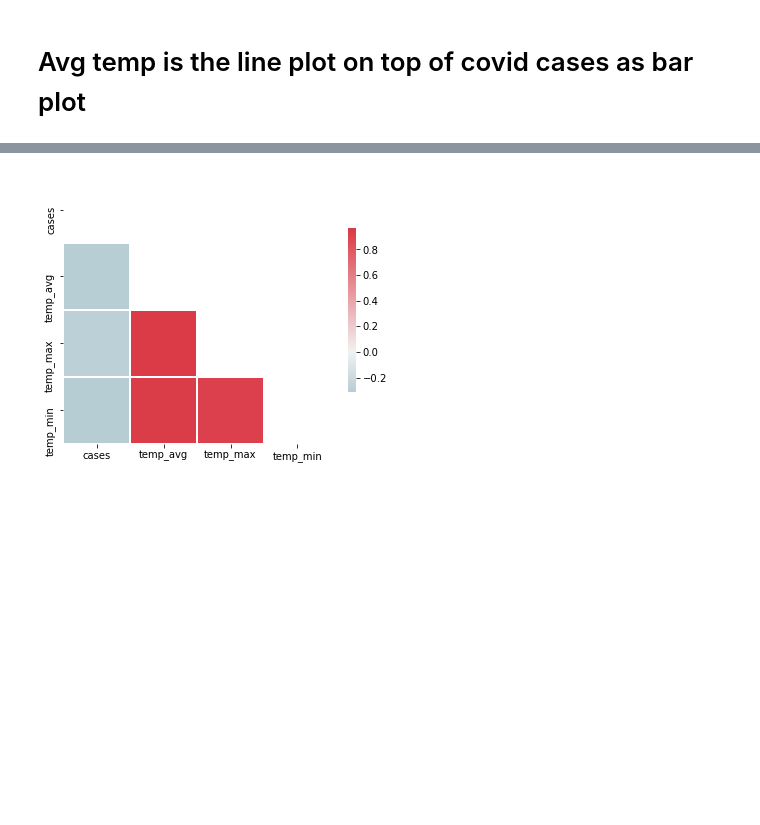
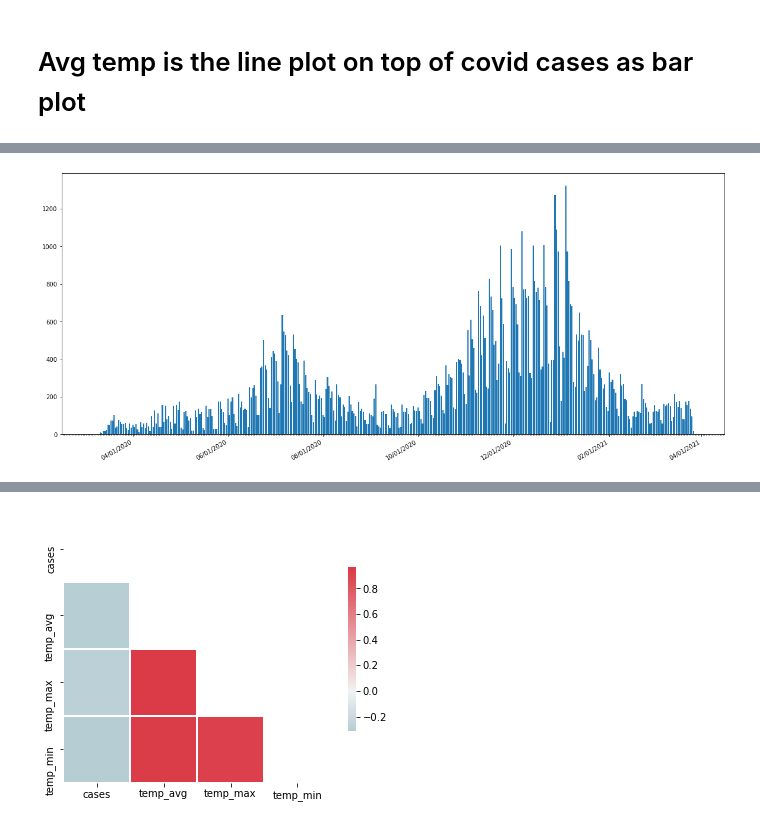
Before and after one commit to Engu12/nash-covid-cases-vaccines-honky_tonkin, a Jupyter notebook: notebook/Teng_nash_covid.ipynb, the cells around one changed output, grey strips where cells are left out. Saved outputs shown, nothing was run; the diff lists cells and outputs as text; code cells hidden in the pictures; blank space fills up the shorter version.

```diff
--- a/notebook/Teng_nash_covid.ipynb
+++ b/notebook/Teng_nash_covid.ipynb
@@ -347,0 +390,3 @@ ax.xaxis.set_major_formatter(mdates.DateFormatter('%b-%d'));
+# %%
+cases_merge_temp['month_year'] = pd.to_datetime(cases_merge_temp['date']).dt.strftime('%b - %y')
+cases_merge_temp.head()
@@ -348,2 +400,17 @@ ax.xaxis.set_major_formatter(mdates.DateFormatter('%b-%d'));
+# %%
+fig, ax = plt.subplots(figsize=(20,9))
+
+cases_merge_temp['DOB'] = pd.to_datetime(cases_merge_temp['date']).dt.strftime('%Y-%m-%d')
+
+dates=[dt.datetime.strptime(d,'%Y-%m-%d').date() for d in cases_merge_temp['DOB']]
+
+plt.gca().xaxis.set_major_formatter(mdates.DateFormatter('%m/%d/%Y'))
+plt.gca().xaxis.set_major_locator(mdates.MonthLocator(interval=2))
+plt.bar(dates,cases_merge_temp['cases'],align='center')
+plt.gca().xaxis.set_minor_locator(plt.MultipleLocator(1))
+plt.gcf().autofmt_xdate()
+plt.show()
+# %% [output]
+[figure, added]
 # %%
 sns.barplot(data = covid_group_date, x='date', y='cases', alpha=0.5, ax=ax2)
```
Also changed, not shown: parts of 11 cells of this notebook, 1 other file.
